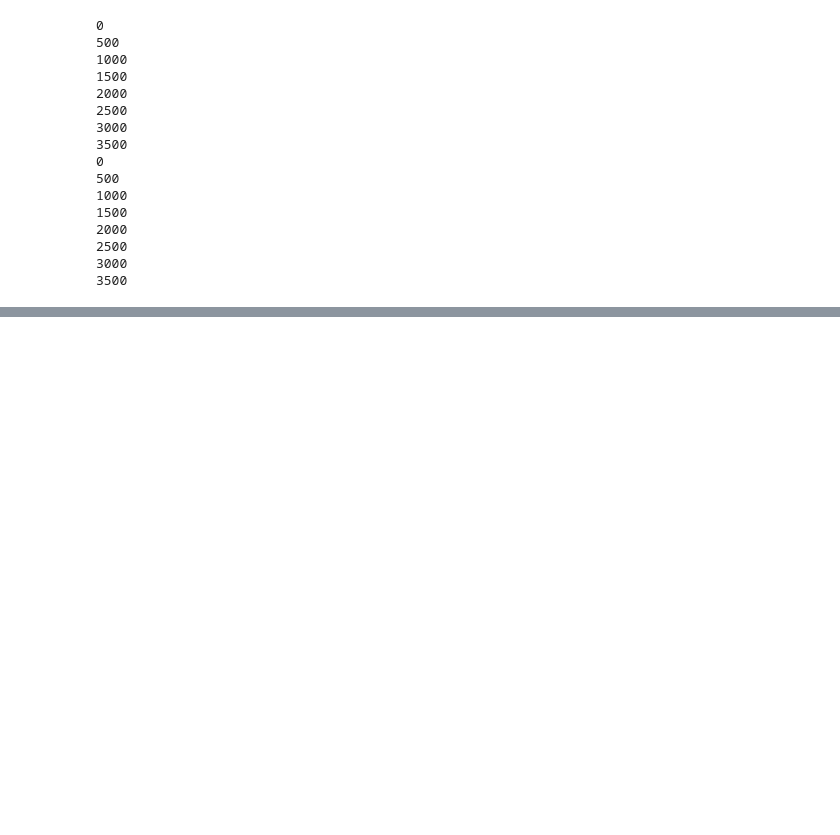
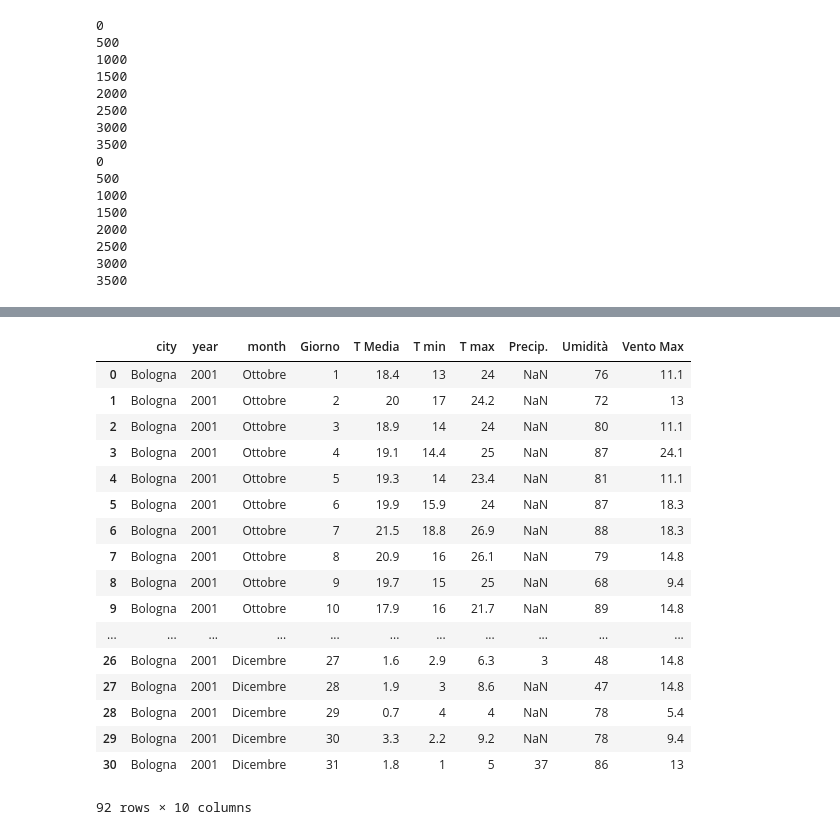
Before and after one commit to macejova/Project_PythonDataIES, a Jupyter notebook: Project data processing.ipynb, the cells around one changed output, grey strips where cells are left out. Saved outputs shown, nothing was run; the diff lists cells and outputs as text; code cells hidden in the pictures; blank space fills up the shorter version.

```diff
--- a/Project data processing.ipynb
+++ b/Project data processing.ipynb
@@ -119,0 +342,21 @@ import re
+# %%
+fourth_q[51]
+# %% [output]
+|  | city | year | month | Giorno | T Media | T min | T max | Precip. | Umidità | Vento Max |
+| 0 | Bologna | 2001 | Ottobre | 1 | 18.4 | 13 | 24 | NaN | 76 | 11.1 |
+| 1 | Bologna | 2001 | Ottobre | 2 | 20 | 17 | 24.2 | NaN | 72 | 13 |
+| 2 | Bologna | 2001 | Ottobre | 3 | 18.9 | 14 | 24 | NaN | 80 | 11.1 |
+| 3 | Bologna | 2001 | Ottobre | 4 | 19.1 | 14.4 | 25 | NaN | 87 | 24.1 |
+| 4 | Bologna | 2001 | Ottobre | 5 | 19.3 | 14 | 23.4 | NaN | 81 | 11.1 |
+| 5 | Bologna | 2001 | Ottobre | 6 | 19.9 | 15.9 | 24 | NaN | 87 | 18.3 |
+| 6 | Bologna | 2001 | Ottobre | 7 | 21.5 | 18.8 | 26.9 | NaN | 88 | 18.3 |
+| 7 | Bologna | 2001 | Ottobre | 8 | 20.9 | 16 | 26.1 | NaN | 79 | 14.8 |
+| 8 | Bologna | 2001 | Ottobre | 9 | 19.7 | 15 | 25 | NaN | 68 | 9.4 |
+| 9 | Bologna | 2001 | Ottobre | 10 | 17.9 | 16 | 21.7 | NaN | 89 | 14.8 |
+| ... | ... | ... | ... | ... | ... | ... | ... | ... | ... | ... |
+| 26 | Bologna | 2001 | Dicembre | 27 | 1.6 | 2.9 | 6.3 | 3 | 48 | 14.8 |
+| 27 | Bologna | 2001 | Dicembre | 28 | 1.9 | 3 | 8.6 | NaN | 47 | 14.8 |
+| 28 | Bologna | 2001 | Dicembre | 29 | 0.7 | 4 | 4 | NaN | 78 | 5.4 |
+| 29 | Bologna | 2001 | Dicembre | 30 | 3.3 | 2.2 | 9.2 | NaN | 78 | 9.4 |
+| 30 | Bologna | 2001 | Dicembre | 31 | 1.8 | 1 | 5 | 37 | 86 | 13 |
+92 rows × 10 columns
```
Also changed, not shown: parts of 29 cells of this notebook.
